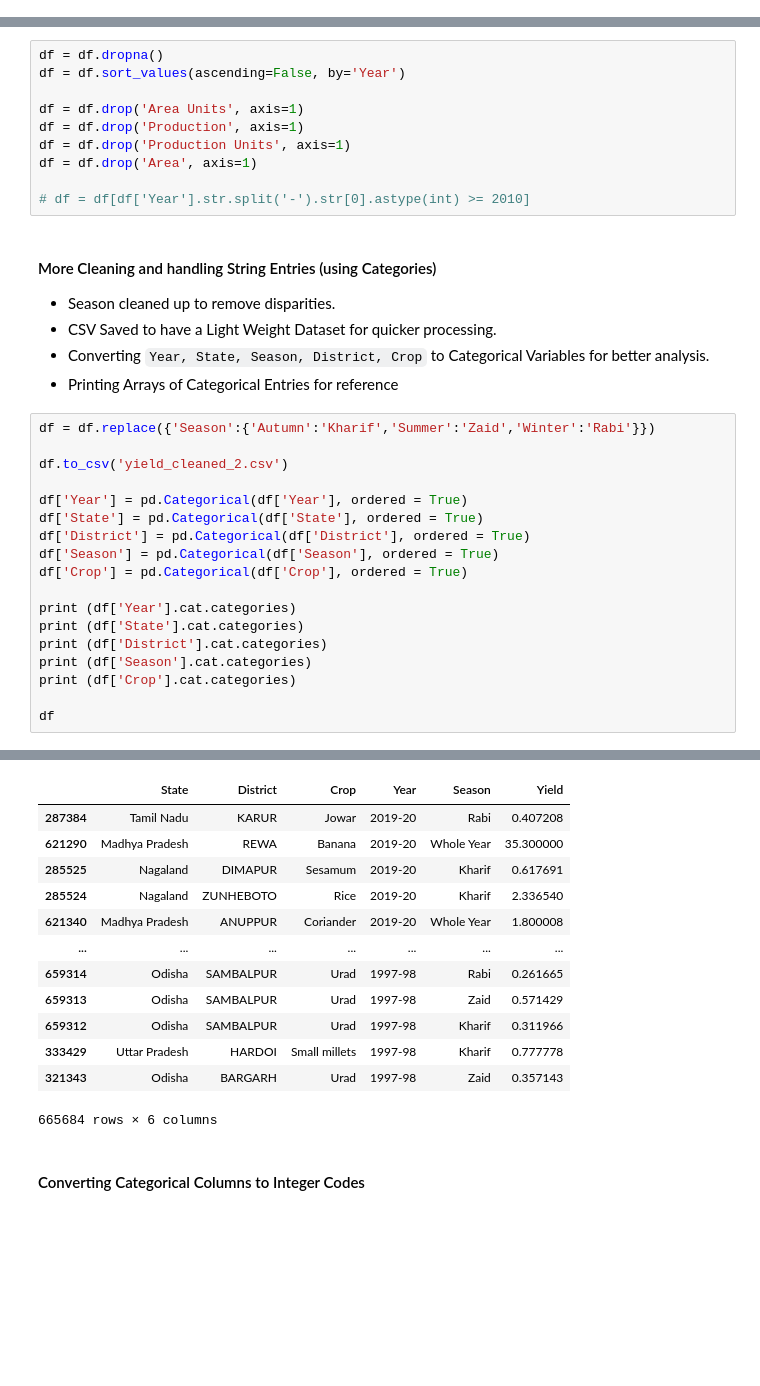
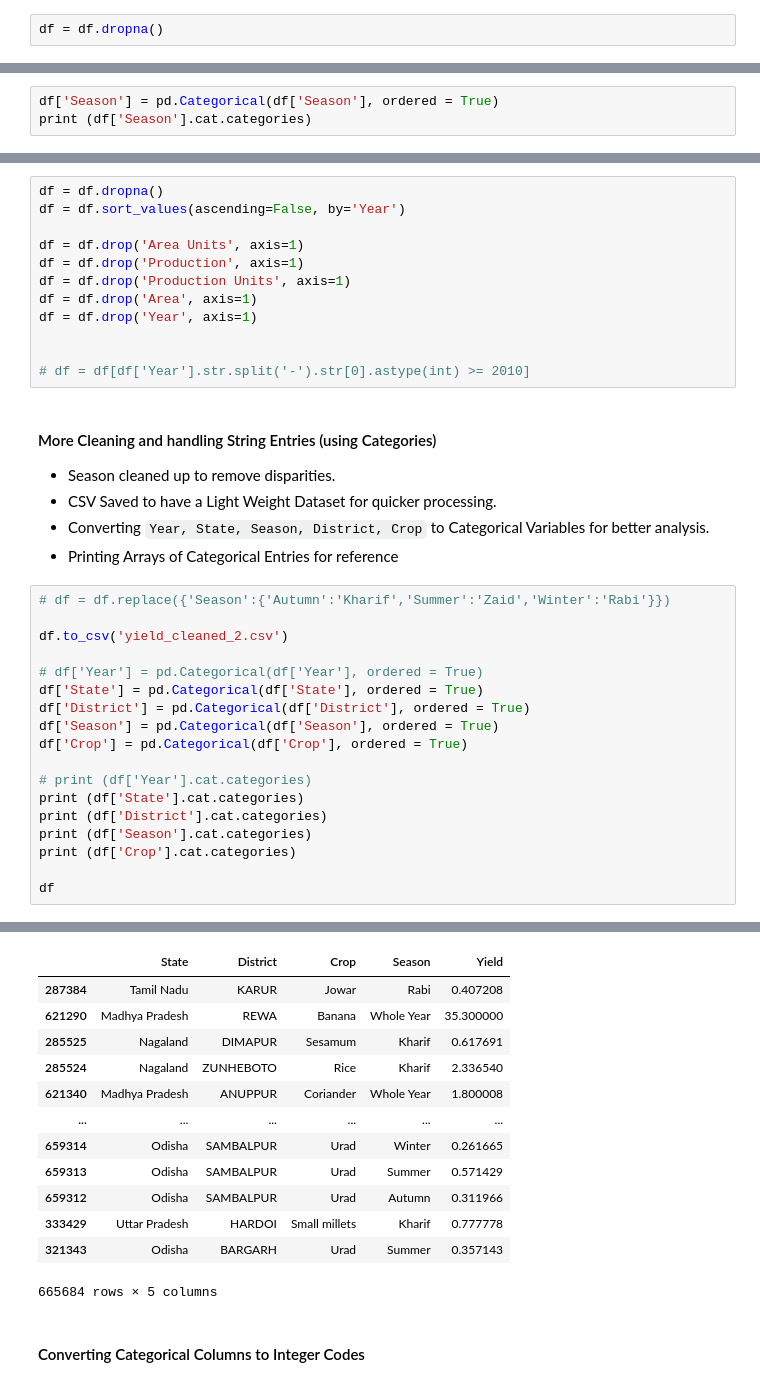
Before and after one commit to harshbansal7/profarm-dvh, a Jupyter notebook: Ensemble_Methods_for_Yield_Prediction.ipynb, the cells around one changed output, grey strips where cells are left out. Saved outputs shown, nothing was run; the diff lists cells and outputs as text; blank space fills up the shorter version.

```diff
--- a/Ensemble_Methods_for_Yield_Prediction.ipynb
+++ b/Ensemble_Methods_for_Yield_Prediction.ipynb
@@ -52,3 +52,5 @@ dtype: int64
 1. Removing Rows with any NaN entry.
 2. Sorting data in Descending Order of Year for better understanding.
 3. `Production, Production Units, Area, Area Units` colums were dropped.
+# %%
+df = df.dropna()
@@ -54,0 +89,3 @@ dtype: int64
+# %%
+df['Season'] = pd.Categorical(df['Season'], ordered = True)
+print (df['Season'].cat.categories)
@@ -60,6 +125,8 @@ df = df.drop('Area Units', axis=1)
 df = df.drop('Production', axis=1)
 df = df.drop('Production Units', axis=1)
 df = df.drop('Area', axis=1)
+df = df.drop('Year', axis=1)
+
 
 # df = df[df['Year'].str.split('-').str[0].astype(int) >= 2010]
 # %% [markdown]
@@ -70,17 +137,17 @@ df = df.drop('Area', axis=1)
 - Converting `Year, State, Season, District, Crop` to Categorical Variables for better analysis.
 - Printing Arrays of Categorical Entries for reference
 # %%
-df = df.replace({'Season':{'Autumn':'Kharif','Summer':'Zaid','Winter':'Rabi'}})
+# df = df.replace({'Season':{'Autumn':'Kharif','Summer':'Zaid','Winter':'Rabi'}})
 
 df.to_csv('yield_cleaned_2.csv')
 
-df['Year'] = pd.Categorical(df['Year'], ordered = True)
+# df['Year'] = pd.Categorical(df['Year'], ordered = True)
 df['State'] = pd.Categorical(df['State'], ordered = True)
 df['District'] = pd.Categorical(df['District'], ordered = True)
 df['Season'] = pd.Categorical(df['Season'], ordered = True)
 df['Crop'] = pd.Categorical(df['Crop'], ordered = True)
 
-print (df['Year'].cat.categories)
+# print (df['Year'].cat.categories)
 print (df['State'].cat.categories)
 print (df['District'].cat.categories)
 print (df['Season'].cat.categories)
@@ -104,20 +171,20 @@ Index(['Andaman and Nicobar Islands', 'Andhra Pradesh', 'Arunachal Pradesh',
        'Rapeseed &Mustard', 'Rice', 'Safflower', 'Sannhamp', 'Sesamum',
        'Small millets', 'Soyabean', 'Sugarcane', 'Sunflower', 'Sweet potato',
        'Tapioca', 'Tobacco', 'Turmeric', 'Urad', 'Wheat', 'other oilseeds'],
       dtype='object')
-|  | State | District | Crop | Year | Season | Yield |
-| 287384 | Tamil Nadu | KARUR | Jowar | 2019-20 | Rabi | 0.407208 |
-| 621290 | Madhya Pradesh | REWA | Banana | 2019-20 | Whole Year | 35.300000 |
-| 285525 | Nagaland | DIMAPUR | Sesamum | 2019-20 | Kharif | 0.617691 |
-| 285524 | Nagaland | ZUNHEBOTO | Rice | 2019-20 | Kharif | 2.336540 |
-| 621340 | Madhya Pradesh | ANUPPUR | Coriander | 2019-20 | Whole Year | 1.800008 |
-| ... | ... | ... | ... | ... | ... | ... |
-| 659314 | Odisha | SAMBALPUR | Urad | 1997-98 | Rabi | 0.261665 |
-| 659313 | Odisha | SAMBALPUR | Urad | 1997-98 | Zaid | 0.571429 |
-| 659312 | Odisha | SAMBALPUR | Urad | 1997-98 | Kharif | 0.311966 |
-| 333429 | Uttar Pradesh | HARDOI | Small millets | 1997-98 | Kharif | 0.777778 |
-| 321343 | Odisha | BARGARH | Urad | 1997-98 | Zaid | 0.357143 |
+|  | State | District | Crop | Season | Yield |
+| 287384 | Tamil Nadu | KARUR | Jowar | Rabi | 0.407208 |
+| 621290 | Madhya Pradesh | REWA | Banana | Whole Year | 35.300000 |
+| 285525 | Nagaland | DIMAPUR | Sesamum | Kharif | 0.617691 |
+| 285524 | Nagaland | ZUNHEBOTO | Rice | Kharif | 2.336540 |
+| 621340 | Madhya Pradesh | ANUPPUR | Coriander | Whole Year | 1.800008 |
+| ... | ... | ... | ... | ... | ... |
+| 659314 | Odisha | SAMBALPUR | Urad | Winter | 0.261665 |
+| 659313 | Odisha | SAMBALPUR | Urad | Summer | 0.571429 |
+| 659312 | Odisha | SAMBALPUR | Urad | Autumn | 0.311966 |
+| 333429 | Uttar Pradesh | HARDOI | Small millets | Kharif | 0.777778 |
+| 321343 | Odisha | BARGARH | Urad | Summer | 0.357143 |
-665684 rows × 6 columns
+665684 rows × 5 columns
 # %% [markdown]
 #### Converting Categorical Columns to Integer Codes
 # %%
```
Also changed, not shown: parts of 33 cells of this notebook.
